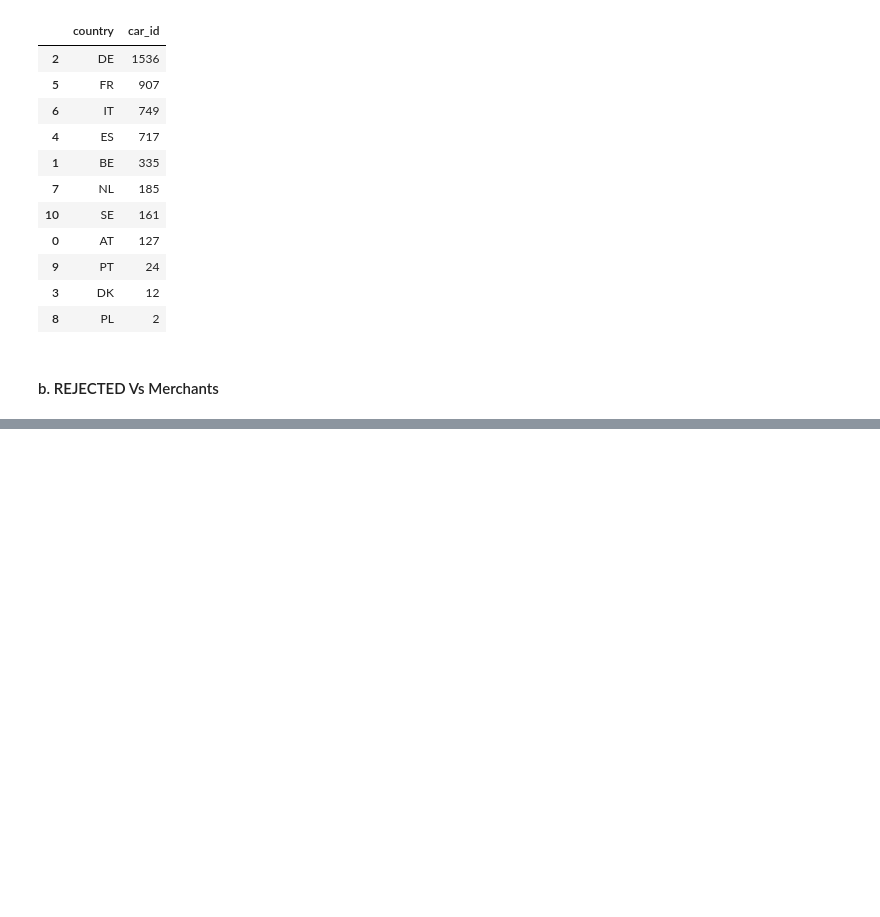
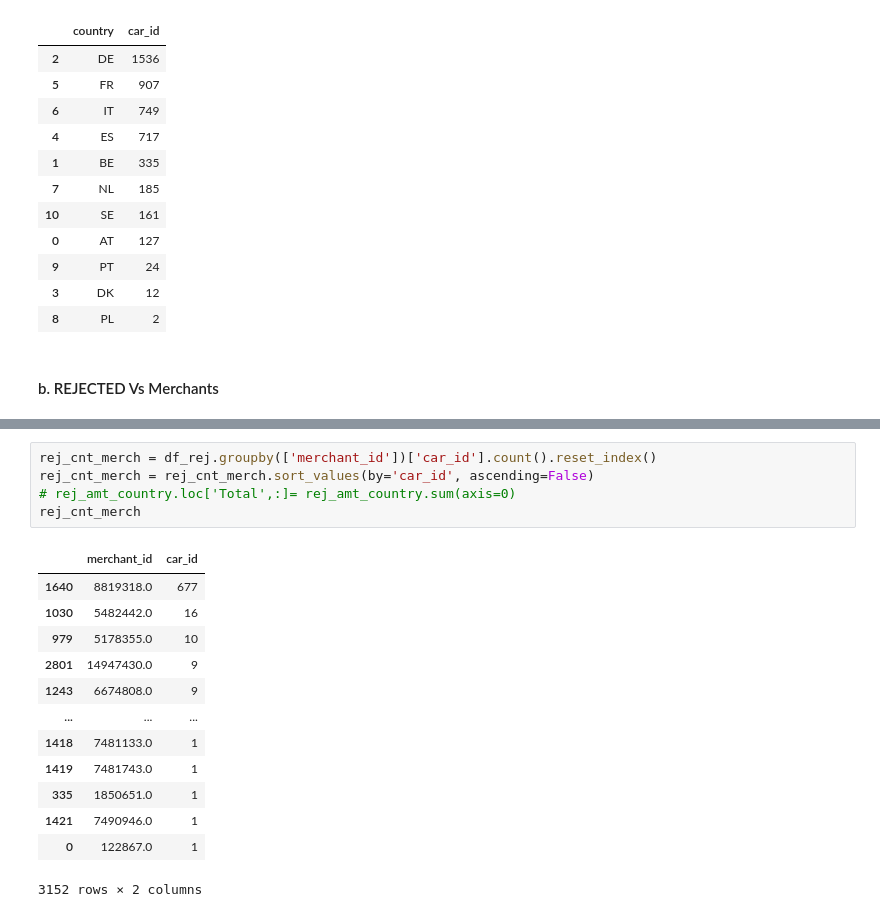
Before and after one commit to dileepsathyan/assignments, a Jupyter notebook: Vroom Virtusa/Vroom Virtusa Assignment.ipynb, the cells around one changed output, grey strips where cells are left out. Cells and saved outputs as stored; diff of their text form; blank space fills up the shorter version.

```diff
--- a/Vroom Virtusa/Vroom Virtusa Assignment.ipynb
+++ b/Vroom Virtusa/Vroom Virtusa Assignment.ipynb
@@ -1580,0 +1631,19 @@ rej_cnt_country
+# %%
+rej_cnt_merch = df_rej.groupby(['merchant_id'])['car_id'].count().reset_index()
+rej_cnt_merch = rej_cnt_merch.sort_values(by='car_id', ascending=False)
+# rej_amt_country.loc['Total',:]= rej_amt_country.sum(axis=0)
+rej_cnt_merch
+# %% [output]
+|  | merchant_id | car_id |
+| 1640 | 8819318.0 | 677 |
+| 1030 | 5482442.0 | 16 |
+| 979 | 5178355.0 | 10 |
+| 2801 | 14947430.0 | 9 |
+| 1243 | 6674808.0 | 9 |
+| ... | ... | ... |
+| 1418 | 7481133.0 | 1 |
+| 1419 | 7481743.0 | 1 |
+| 335 | 1850651.0 | 1 |
+| 1421 | 7490946.0 | 1 |
+| 0 | 122867.0 | 1 |
+3152 rows × 2 columns
```
Also changed, not shown: parts of 16 cells of this notebook.
